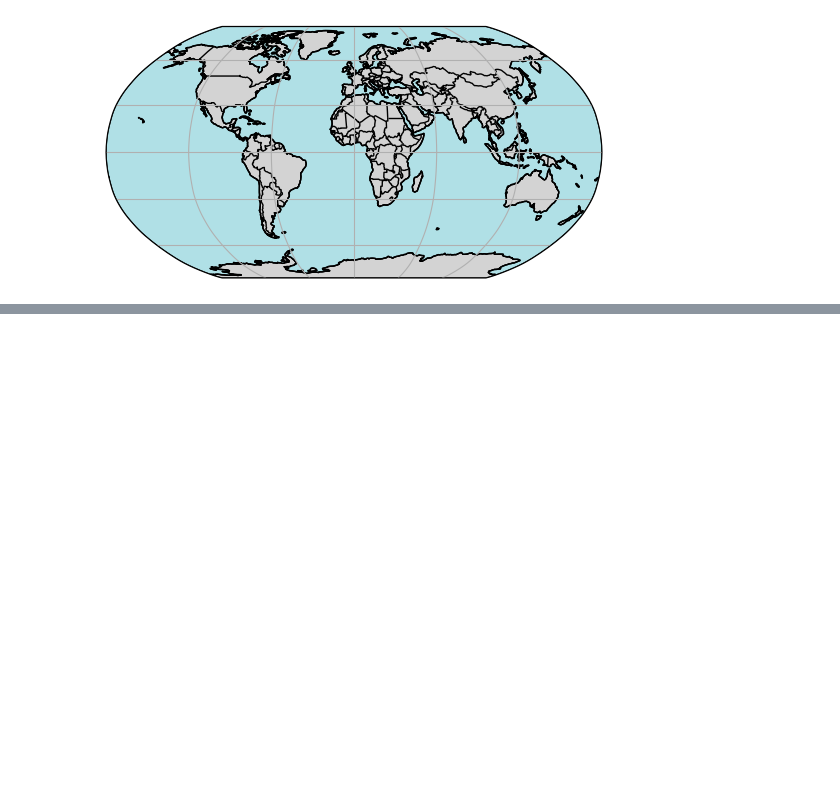
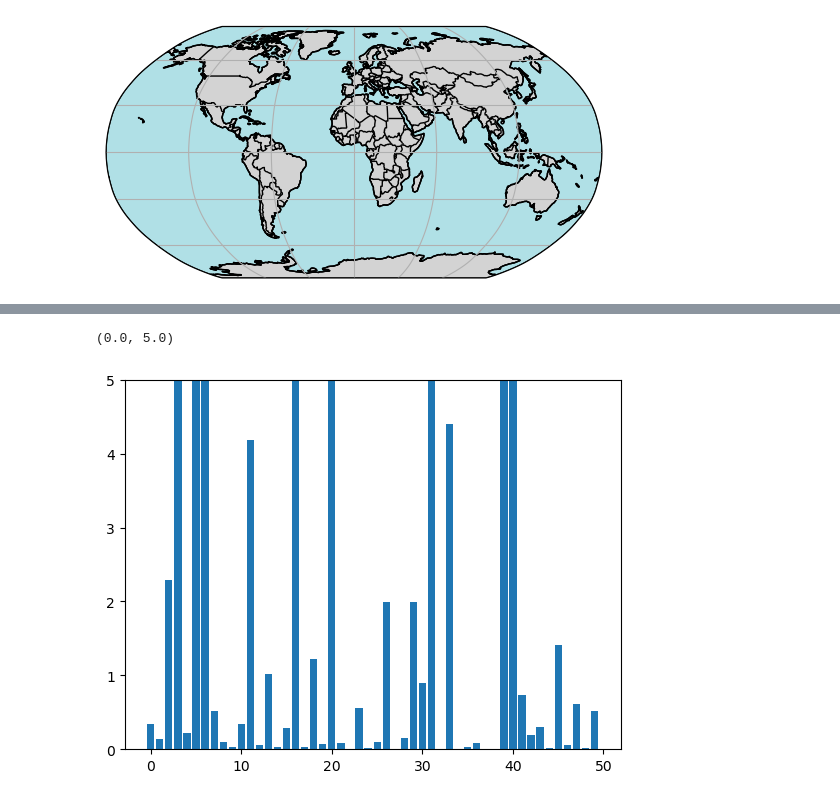
Before and after one commit to HalKiyo/xeno_jupyter_test, a Jupyter notebook: city/wsimap.ipynb, the cells around one changed output, grey strips where cells are left out. Cells and saved outputs as stored; diff of their text form; code cells hidden in the pictures; blank space fills up the shorter version.

```diff
--- a/city/wsimap.ipynb
+++ b/city/wsimap.ipynb
@@ -64,0 +182,8 @@ ax.add_feature(cfeature.BORDERS, linestyle='-')
+# %%
+wsi_array = np.array(wsi_lst)
+wsi_target = wsi_array[:50]
+plt.bar(np.arange(len(wsi_target)), wsi_target)
+plt.ylim(0, 5)
+# %% [output]
+(0.0, 5.0)
+[figure, added]
```
Also changed, not shown: parts of 2 cells of this notebook, 7 other files.
